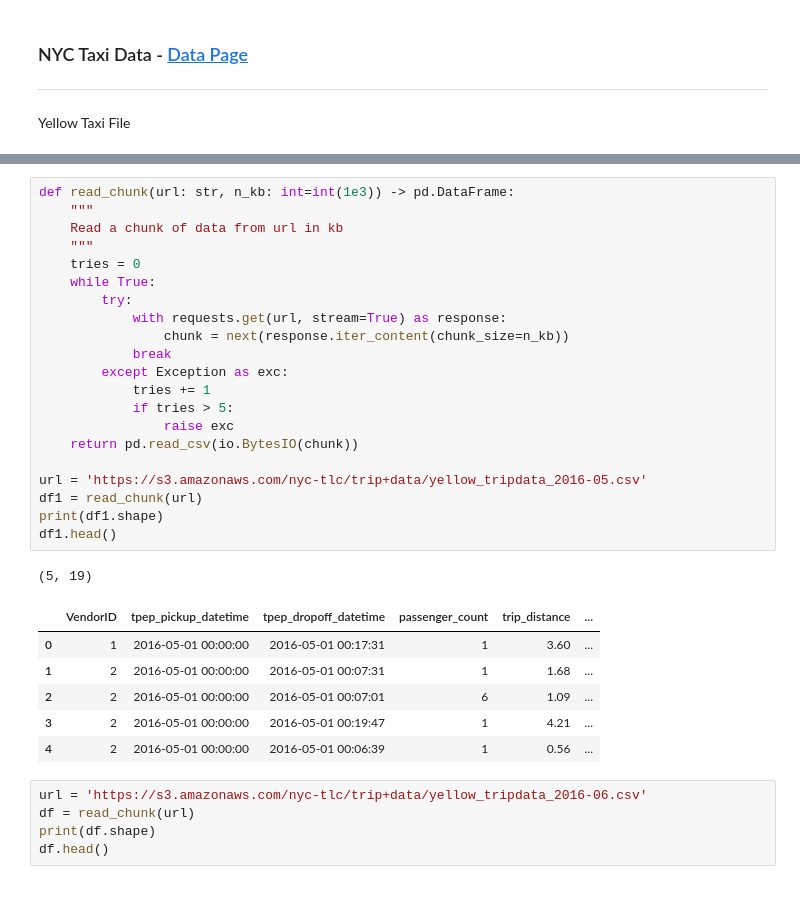
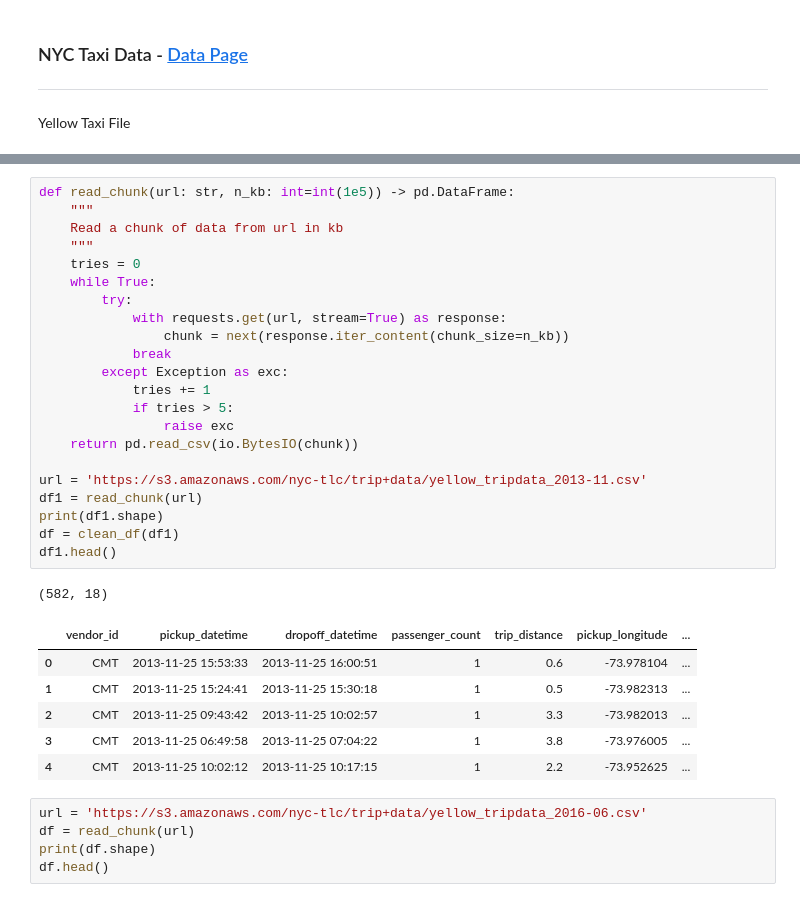
Before and after one commit to milesgranger/nyc-taxi-aws, a Jupyter notebook: notebooks/Look-At-Data.ipynb, the cells around one changed output, grey strips where cells are left out. Cells and saved outputs as stored; diff of their text form.

```diff
--- a/notebooks/Look-At-Data.ipynb
+++ b/notebooks/Look-At-Data.ipynb
@@ -13,32 +60,33 @@ Yellow Taxi File
 # %%
-def read_chunk(url: str, n_kb: int=int(1e3)) -> pd.DataFrame:
+def read_chunk(url: str, n_kb: int=int(1e5)) -> pd.DataFrame:
     """
     Read a chunk of data from url in kb
     """
     tries = 0
     while True:
         try:
             with requests.get(url, stream=True) as response:
                 chunk = next(response.iter_content(chunk_size=n_kb))
             break
         except Exception as exc:
             tries += 1
             if tries > 5:
                 raise exc
     return pd.read_csv(io.BytesIO(chunk))
 
-url = 'https://s3.amazonaws.com/nyc-tlc/trip+data/yellow_tripdata_2016-05.csv'
+url = 'https://s3.amazonaws.com/nyc-tlc/trip+data/yellow_tripdata_2013-11.csv'
 df1 = read_chunk(url)
 print(df1.shape)
+df = clean_df(df1)
 df1.head()
 # %% [output]
-(5, 19)
+(582, 18)
-|  | VendorID | tpep_pickup_datetime | tpep_dropoff_datetime | passenger_count | trip_distance | ... |
-| 0 | 1 | 2016-05-01 00:00:00 | 2016-05-01 00:17:31 | 1 | 3.60 | ... |
-| 1 | 2 | 2016-05-01 00:00:00 | 2016-05-01 00:07:31 | 1 | 1.68 | ... |
-| 2 | 2 | 2016-05-01 00:00:00 | 2016-05-01 00:07:01 | 6 | 1.09 | ... |
-| 3 | 2 | 2016-05-01 00:00:00 | 2016-05-01 00:19:47 | 1 | 4.21 | ... |
-| 4 | 2 | 2016-05-01 00:00:00 | 2016-05-01 00:06:39 | 1 | 0.56 | ... |
+|  | vendor_id | pickup_datetime | dropoff_datetime | passenger_count | trip_distance | pickup_longitude | ... |
+| 0 | CMT | 2013-11-25 15:53:33 | 2013-11-25 16:00:51 | 1 | 0.6 | -73.978104 | ... |
+| 1 | CMT | 2013-11-25 15:24:41 | 2013-11-25 15:30:18 | 1 | 0.5 | -73.982313 | ... |
+| 2 | CMT | 2013-11-25 09:43:42 | 2013-11-25 10:02:57 | 1 | 3.3 | -73.982013 | ... |
+| 3 | CMT | 2013-11-25 06:49:58 | 2013-11-25 07:04:22 | 1 | 3.8 | -73.976005 | ... |
+| 4 | CMT | 2013-11-25 10:02:12 | 2013-11-25 10:17:15 | 1 | 2.2 | -73.952625 | ... |
 # %%
 url = 'https://s3.amazonaws.com/nyc-tlc/trip+data/yellow_tripdata_2016-06.csv'
 df = read_chunk(url)
```
Also changed, not shown: parts of 2 cells of this notebook, 4 other files.
